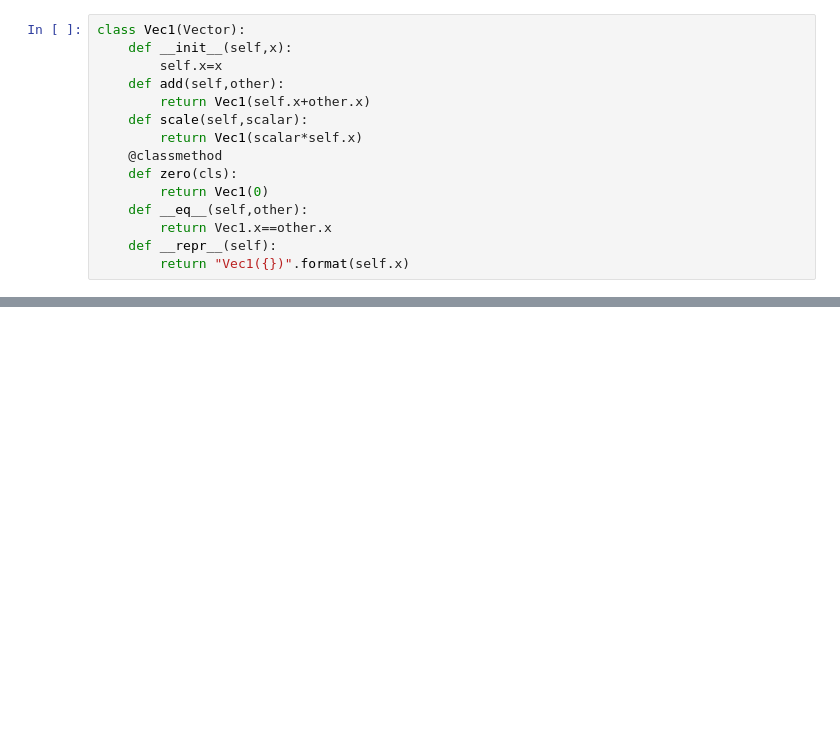
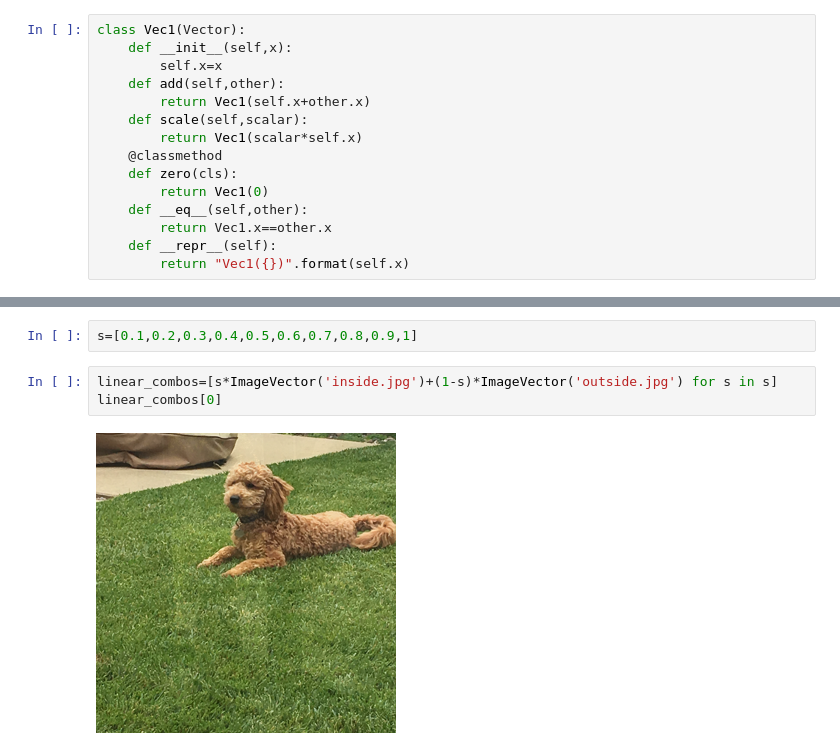
Before and after one commit to Sakurajima-sight/Mathematics-for-programmers-Python, a Jupyter notebook: Chapter 06/Untitled.ipynb, the cells around one changed output, grey strips where cells are left out. Drawn from its saved outputs; the diff is of its cells as text; blank space fills up the shorter version.

```diff
--- a/Chapter 06/Untitled.ipynb
+++ b/Chapter 06/Untitled.ipynb
@@ -936,0 +1111,7 @@ g=Function(lambda x,y:x-y+1)
+# %%
+s=[0.1,0.2,0.3,0.4,0.5,0.6,0.7,0.8,0.9,1]
+# %%
+linear_combos=[s*ImageVector('inside.jpg')+(1-s)*ImageVector('outside.jpg') for s in s]
+linear_combos[0]
+# %% [output]
+[figure, added]
```
Also changed, not shown: parts of 109 cells of this notebook, 2 other files.
